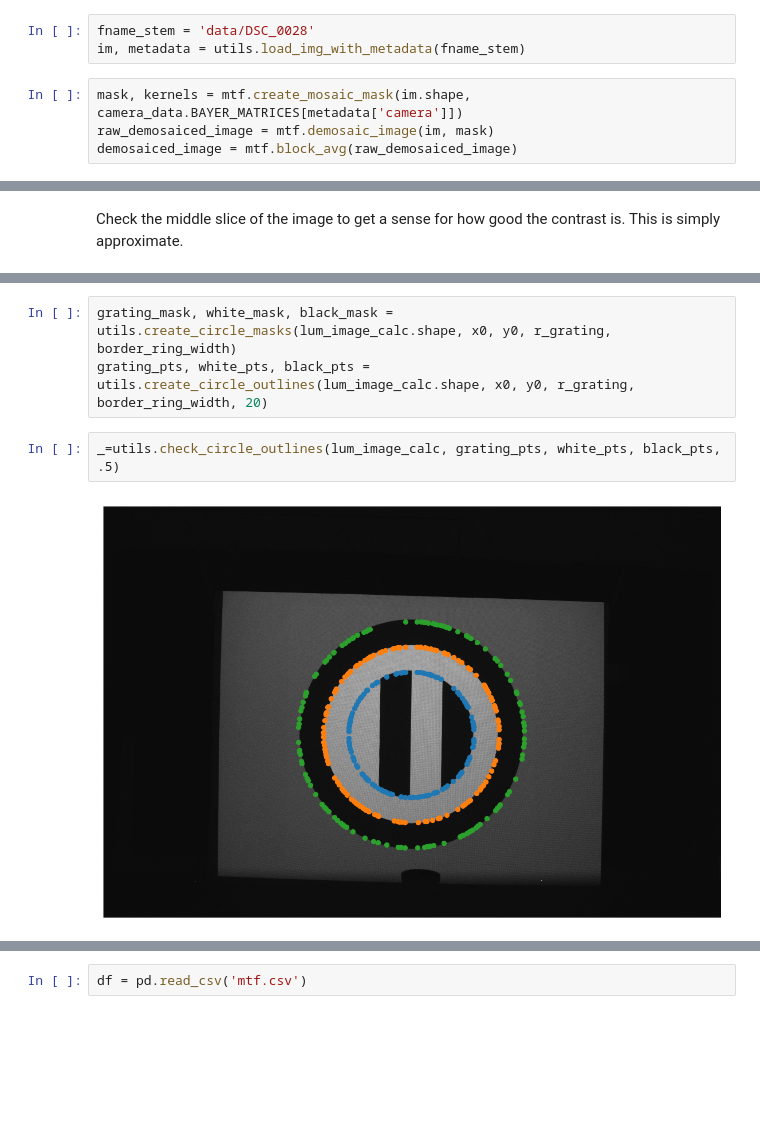
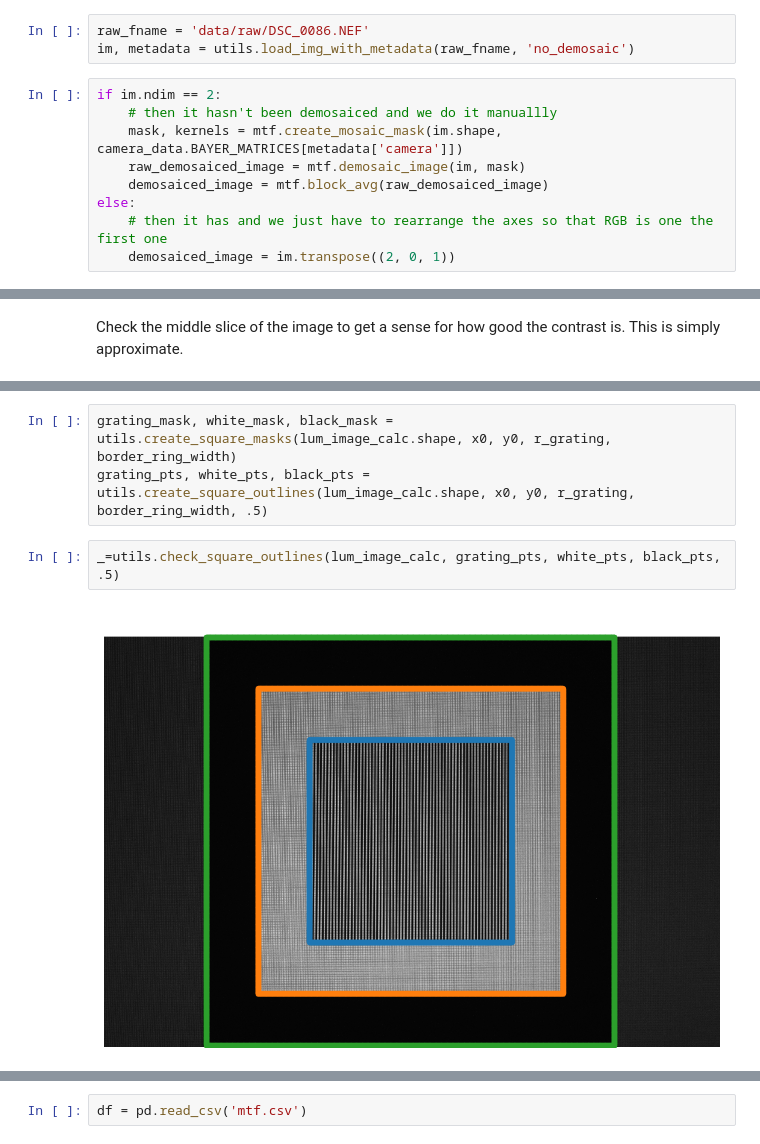
Before and after one commit to WinawerLab/spatial-calibration, a Jupyter notebook: MTF.ipynb, the cells around one changed output, grey strips where cells are left out. Saved outputs shown, nothing was run; the diff lists cells and outputs as text; blank space fills up the shorter version.

```diff
--- a/MTF.ipynb
+++ b/MTF.ipynb
@@ -57,12 +57,17 @@ At least, according to [two](http://www.silios.gr/2015/06/nikon-d90-in-astrophot
 
 2. Block average the image. This performs a weighted average on the image in 2x2 pixel blocks, weighting the red and blue pixels by 4 and the green pixels by 2 to make up for the fact that the green pixels are over-represented on the sensor mosaic.
 # %%
-fname_stem = 'data/DSC_0028'
-im, metadata = utils.load_img_with_metadata(fname_stem)
+raw_fname = 'data/raw/DSC_0086.NEF'
+im, metadata = utils.load_img_with_metadata(raw_fname, 'no_demosaic')
 # %%
-mask, kernels = mtf.create_mosaic_mask(im.shape, camera_data.BAYER_MATRICES[metadata['camera']])
-raw_demosaiced_image = mtf.demosaic_image(im, mask)
-demosaiced_image = mtf.block_avg(raw_demosaiced_image)
+if im.ndim == 2:
+    # then it hasn't been demosaiced and we do it manuallly
+    mask, kernels = mtf.create_mosaic_mask(im.shape, camera_data.BAYER_MATRICES[metadata['camera']])
+    raw_demosaiced_image = mtf.demosaic_image(im, mask)
+    demosaiced_image = mtf.block_avg(raw_demosaiced_image)
+else:
+    # then it has and we just have to rearrange the axes so that RGB is one the first one
+    demosaiced_image = im.transpose((2, 0, 1))
 # %% [markdown]
 Now we standardize the RGB values. I'm not sure this step is necessary for what we do, but may as well. This assumes that the raw RGB values of the camera we're using is linear with respect to exposure time, aperture value, and ISO, as Tkačik et al found for their Nikon D70 (see figures 6, 7, and 8). We then multiply by a scaling constant to normalize the RGB values of images taken with different settings. For our use, the ISO and aperture value will be constant, but the exposure time may vary. The constant we use (from equation 1 in the Tkačik et al) is:
 
@@ -165,10 +170,10 @@ plt.plot(lum_image_calc[int(lum_image_calc.shape[0]-y0), :])
 # %%
-grating_mask, white_mask, black_mask = utils.create_circle_masks(lum_image_calc.shape, x0, y0, r_grating, border_ring_width)
-grating_pts, white_pts, black_pts = utils.create_circle_outlines(lum_image_calc.shape, x0, y0, r_grating, border_ring_width, 20)
+grating_mask, white_mask, black_mask = utils.create_square_masks(lum_image_calc.shape, x0, y0, r_grating, border_ring_width)
+grating_pts, white_pts, black_pts = utils.create_square_outlines(lum_image_calc.shape, x0, y0, r_grating, border_ring_width, .5)
 # %%
-_=utils.check_circle_outlines(lum_image_calc, grating_pts, white_pts, black_pts, .5)
+_=utils.check_square_outlines(lum_image_calc, grating_pts, white_pts, black_pts, .5)
 # %% [output]
-[figure, old version]
+[figure, new version]
 # %%
 fig = utils.plot_masked_images(lum_image_calc, [grating_mask, white_mask, black_mask])
 # %% [output]
```
Also changed, not shown: parts of 26 cells of this notebook.
